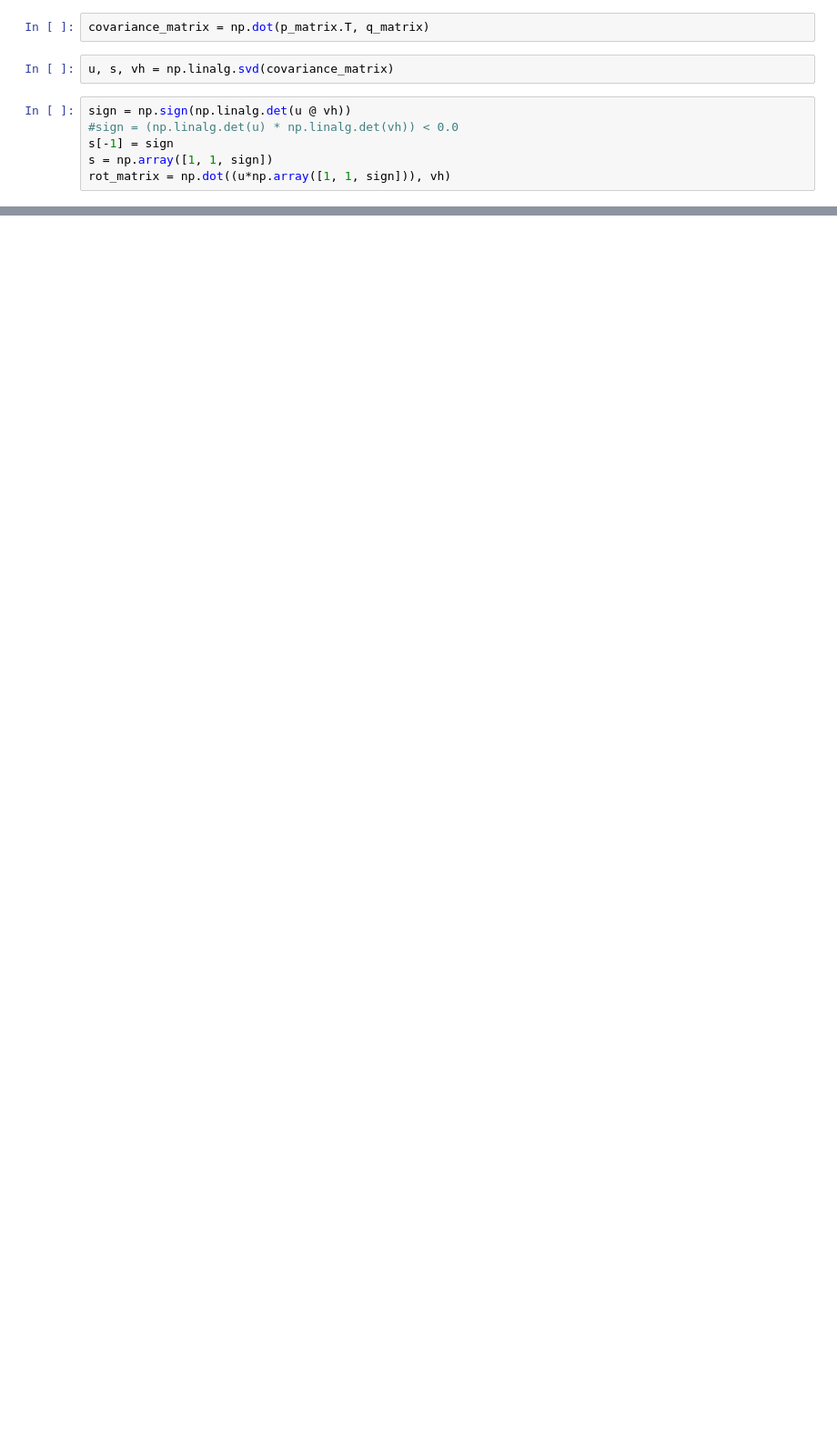
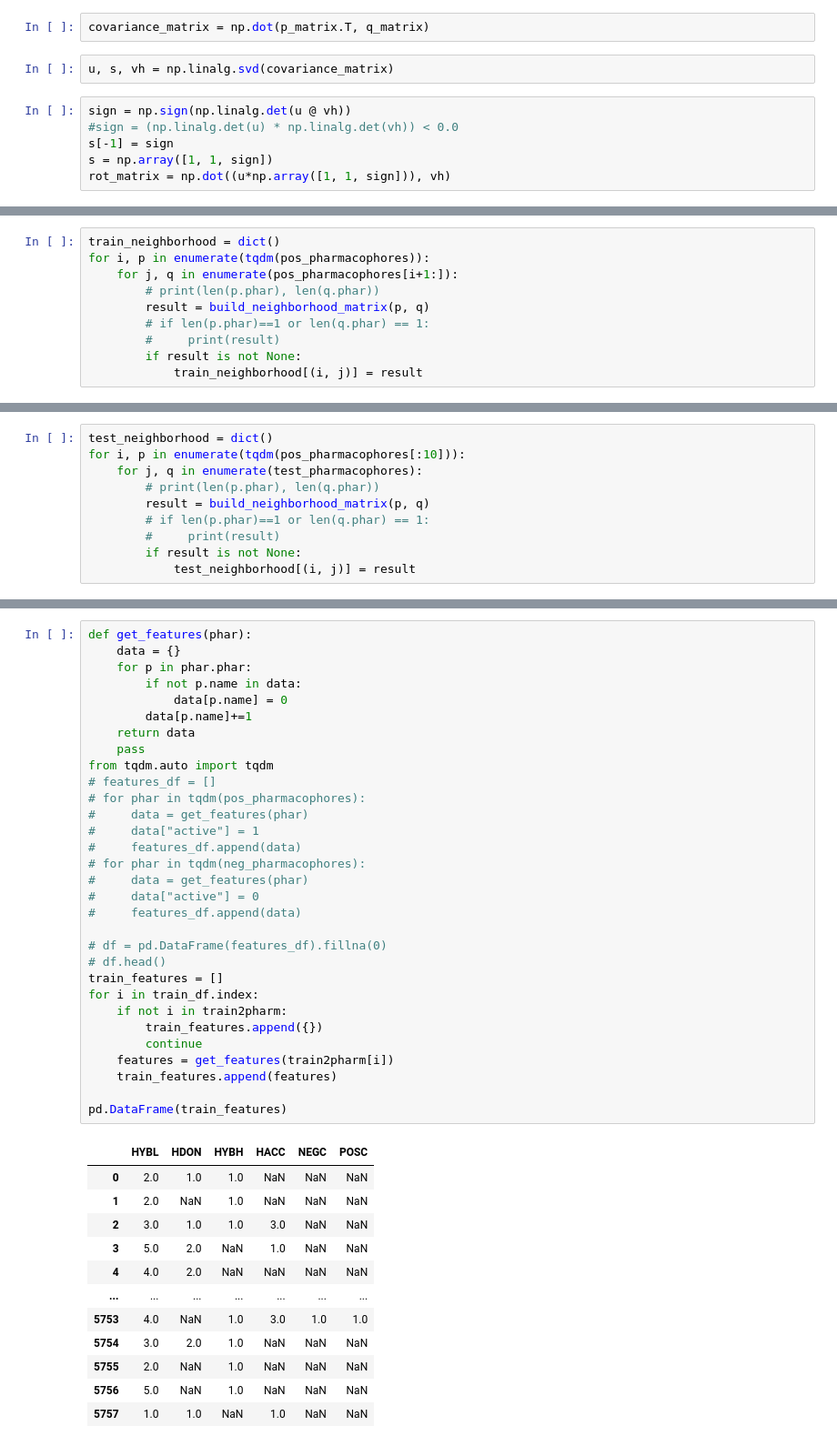
Before and after one commit to latticetower/smiles-against-covid, a Jupyter notebook: notebooks/pharmacophore-aligner.ipynb, the cells around one changed output, grey strips where cells are left out. Shown at 91% size. Saved outputs shown, nothing was run; the diff lists cells and outputs as text; blank space fills up the shorter version.

```diff
--- a/notebooks/pharmacophore-aligner.ipynb
+++ b/notebooks/pharmacophore-aligner.ipynb
@@ -190,0 +299,10 @@ np.sqrt(np.mean((p_matrix - q_matrix)**2))
+# %%
+train_neighborhood = dict()
+for i, p in enumerate(tqdm(pos_pharmacophores)):
+    for j, q in enumerate(pos_pharmacophores[i+1:]):
+        # print(len(p.phar), len(q.phar))
+        result = build_neighborhood_matrix(p, q)
+        # if len(p.phar)==1 or len(q.phar) == 1:
+        #     print(result)
+        if result is not None:
+            train_neighborhood[(i, j)] = result
@@ -190,0 +331,10 @@ np.sqrt(np.mean((p_matrix - q_matrix)**2))
+# %%
+test_neighborhood = dict()
+for i, p in enumerate(tqdm(pos_pharmacophores[:10])):
+    for j, q in enumerate(test_pharmacophores):
+        # print(len(p.phar), len(q.phar))
+        result = build_neighborhood_matrix(p, q)
+        # if len(p.phar)==1 or len(q.phar) == 1:
+        #     print(result)
+        if result is not None:
+            test_neighborhood[(i, j)] = result
@@ -190,0 +343,44 @@ np.sqrt(np.mean((p_matrix - q_matrix)**2))
+# %%
+def get_features(phar):
+    data = {}
+    for p in phar.phar:
+        if not p.name in data:
+            data[p.name] = 0
+        data[p.name]+=1
+    return data
+    pass
+from tqdm.auto import tqdm
+# features_df = []
+# for phar in tqdm(pos_pharmacophores):
+#     data = get_features(phar)
+#     data["active"] = 1
+#     features_df.append(data)
+# for phar in tqdm(neg_pharmacophores):
+#     data = get_features(phar)
+#     data["active"] = 0
+#     features_df.append(data)
+
+# df = pd.DataFrame(features_df).fillna(0)
+# df.head()
+train_features = []
+for i in train_df.index:
+    if not i in train2pharm:
+        train_features.append({})
+        continue
+    features = get_features(train2pharm[i])
+    train_features.append(features)
+
+pd.DataFrame(train_features)
+# %% [output]
+|  | HYBL | HDON | HYBH | HACC | NEGC | POSC |
+| 0 | 2.0 | 1.0 | 1.0 | NaN | NaN | NaN |
+| 1 | 2.0 | NaN | 1.0 | NaN | NaN | NaN |
+| 2 | 3.0 | 1.0 | 1.0 | 3.0 | NaN | NaN |
+| 3 | 5.0 | 2.0 | NaN | 1.0 | NaN | NaN |
+| 4 | 4.0 | 2.0 | NaN | NaN | NaN | NaN |
+| ... | ... | ... | ... | ... | ... | ... |
+| 5753 | 4.0 | NaN | 1.0 | 3.0 | 1.0 | 1.0 |
+| 5754 | 3.0 | 2.0 | 1.0 | NaN | NaN | NaN |
+| 5755 | 2.0 | NaN | 1.0 | NaN | NaN | NaN |
+| 5756 | 5.0 | NaN | 1.0 | NaN | NaN | NaN |
+| 5757 | 1.0 | 1.0 | NaN | 1.0 | NaN | NaN |
```
Also changed, not shown: parts of 18 cells of this notebook, 1 other file.
